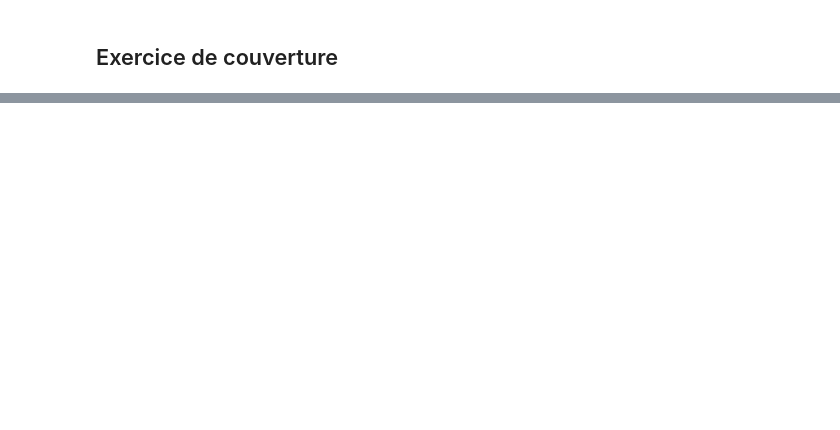
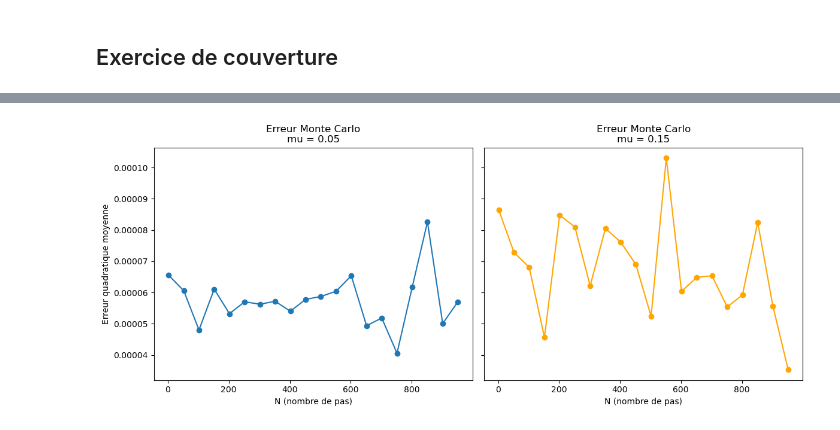
Before and after one commit to maxence2508/options-sur-devises, a Jupyter notebook: options-sur-devises.ipynb, the cells around one changed output, grey strips where cells are left out. Cells and saved outputs as stored; diff of their text form; code cells hidden in the pictures; blank space fills up the shorter version.

```diff
--- a/options-sur-devises.ipynb
+++ b/options-sur-devises.ipynb
@@ -125,3 +118,29 @@ plt.show()
+# %%
+mu1 = 0.05
+errors1 = [monte_carlo(S0, sigma, mu1, N, T, K, n) for N in N_values]
+
+mu2 = 0.15
+errors2 = [monte_carlo(S0, sigma, mu2, N, T, K, n) for N in N_values]
+# %%
+# Création de la figure avec deux sous-graphes côte à côte
+fig, axes = plt.subplots(1, 2, figsize=(12, 5), sharey=True)
+
+# Premier graphe : mu = mu1
+axes[0].plot(N_values, errors1, marker='o', label=f"mu = {mu1}")
+axes[0].set_title(f"Erreur Monte Carlo\nmu = {mu1}")
+axes[0].set_xlabel("N (nombre de pas)")
+axes[0].set_ylabel("Erreur quadratique moyenne")
+
+# Deuxième graphe : mu = mu2
+axes[1].plot(N_values, errors2, marker='o', label=f"mu = {mu2}", color='orange')
+axes[1].set_title(f"Erreur Monte Carlo\nmu = {mu2}")
+axes[1].set_xlabel("N (nombre de pas)")
+
+plt.savefig("erreur.png")
+plt.tight_layout()
+plt.show()
+# %% [output]
+[figure, added]
 # %%
 # Générer les points (ST, VT) et (ST, payoff)
 def simulate_ST_VT(S0, sigma, mu, N, T, K, n):
```
Also changed, not shown: parts of 6 cells of this notebook.
